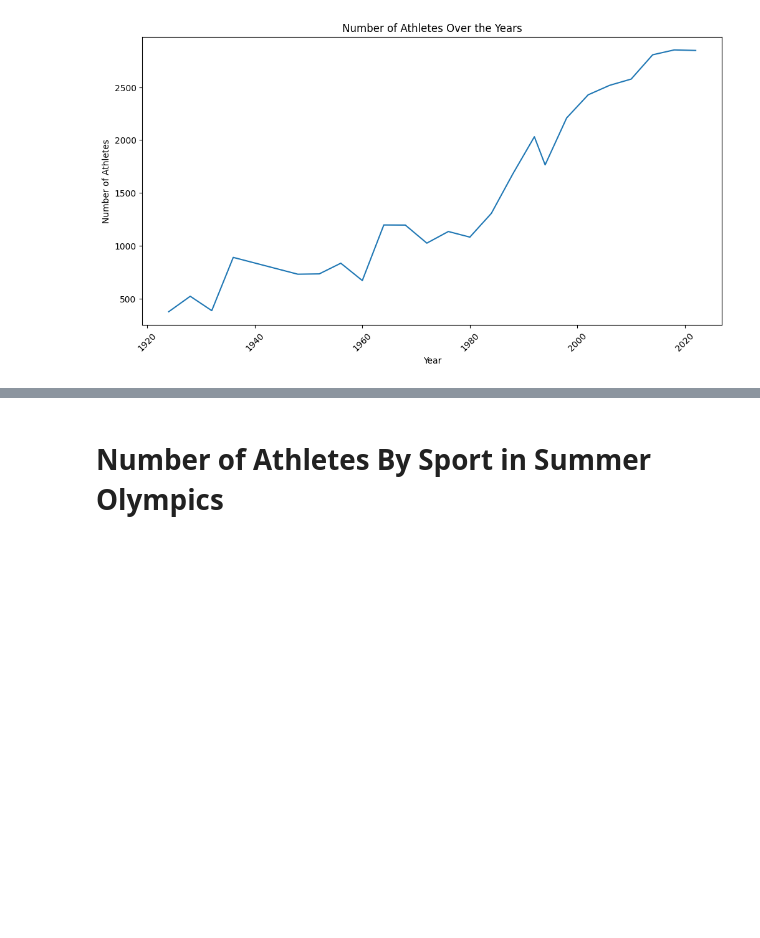
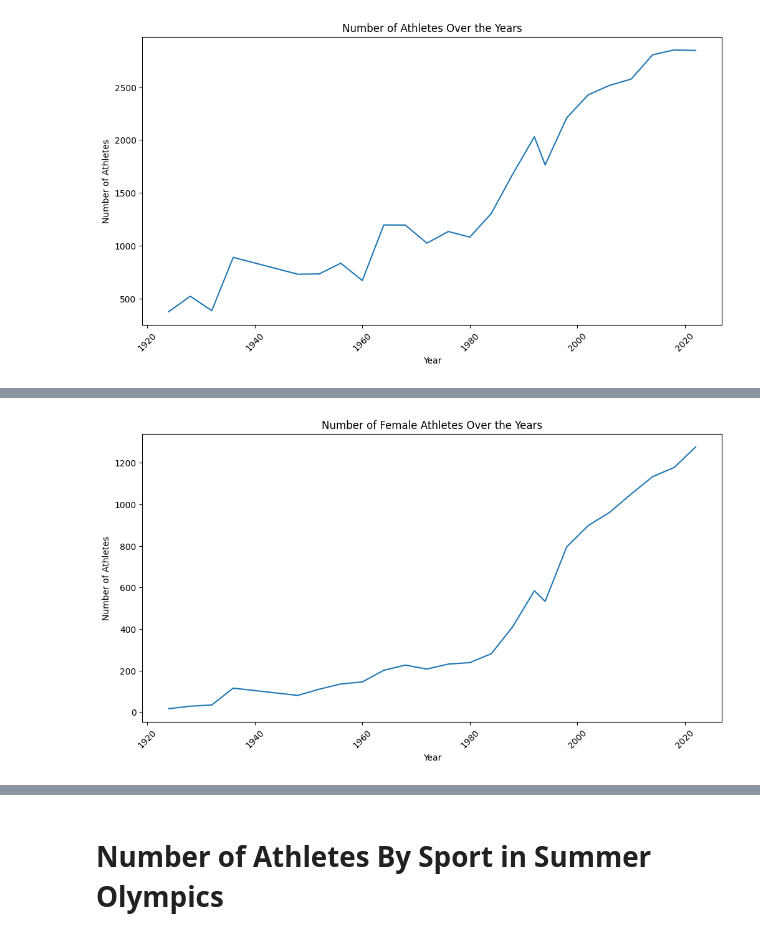
Before and after one commit to VishwajeetEkal/126-Years-Olympics, a Jupyter notebook: Basic_Descriptive_Statistics.ipynb, the cells around one changed output, grey strips where cells are left out. Cells and saved outputs as stored; diff of their text form; code cells hidden in the pictures; blank space fills up the shorter version.

```diff
--- a/Basic_Descriptive_Statistics.ipynb
+++ b/Basic_Descriptive_Statistics.ipynb
@@ -201,0 +204,4 @@ plt.show()
+# %%
+gender_count = summer_df.groupby(['year', 'sex'])['athlete_id'].nunique().reset_index(name='count')
+gender_count = gender_count[gender_count['sex'] == 'Female']
+gender_count.head()
@@ -201,0 +215,10 @@ plt.show()
+# %%
+plt.figure(figsize=(12, 6))
+sns.lineplot(data=gender_count, x='year', y='count', estimator=None)
+plt.title('Number of Female Athletes Over the Years')
+plt.xlabel('Year')
+plt.ylabel('Number of Athletes')
+plt.xticks(rotation=45)
+plt.show()
+# %% [output]
+[figure, added]
```
Also changed, not shown: parts of 10 cells of this notebook.
